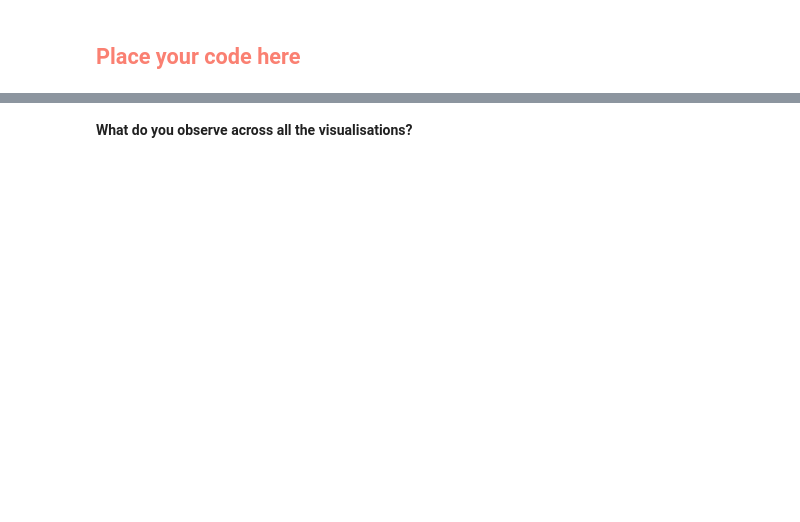
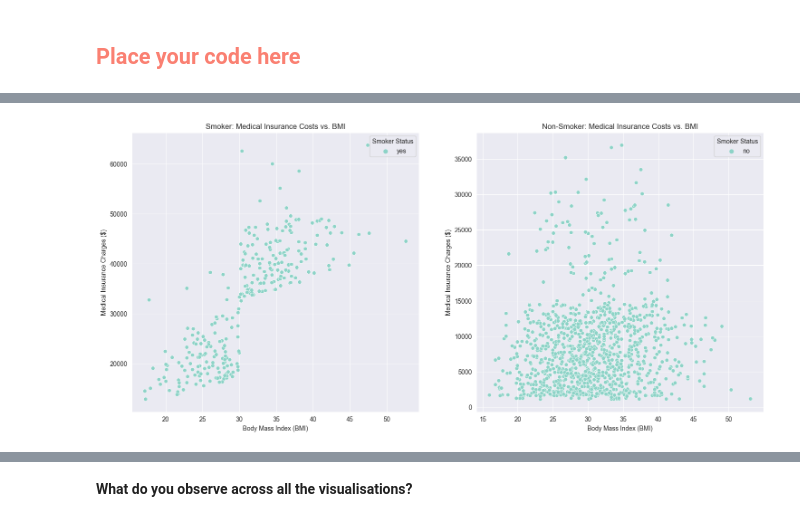
Before and after one commit to christinedbaxter/sb_CaseStudy_FamInsureCo, a Jupyter notebook: FamInsureCo_OLS_Case_Study.ipynb, the cells around one changed output, grey strips where cells are left out. Saved outputs shown, nothing was run; the diff lists cells and outputs as text; code cells hidden in the pictures; blank space fills up the shorter version.

```diff
--- a/FamInsureCo_OLS_Case_Study.ipynb
+++ b/FamInsureCo_OLS_Case_Study.ipynb
@@ -188,0 +233,29 @@ B) Where the `Smoker Status = yes`, create a Scatter Plot color coded by Smoker
+# %%
+# Creating conditions based on smoker status
+isSmoker = FamInsureCo_Data['smoker'] == 'yes'
+isNotsmoker = FamInsureCo_Data['smoker'] == 'no'
+
+# Subsetting the data based on conditions
+Smokers = FamInsureCo_Data[isSmoker]
+NonSmokers = FamInsureCo_Data[isNotsmoker]
+
+# Creating scatter plots
+fig, axes = plt.subplots(1, 2, figsize=(18, 8))
+
+# Create Scatter Plot for Smokers
+sns.scatterplot(ax=axes[0], data=Smokers, x='bmi', y='medical_insurance_charges', hue='smoker')
+axes[0].set_title('Smoker: Medical Insurance Costs vs. BMI')
+axes[0].set_xlabel('Body Mass Index (BMI)')
+axes[0].set_ylabel('Medical Insurance Charges ($)')
+axes[0].legend(title='Smoker Status')
+
+# Create Scatter Plot for Non-Smokers
+sns.scatterplot(ax=axes[1], data=NonSmokers, x='bmi', y='medical_insurance_charges', hue='smoker')
+axes[1].set_title('Non-Smoker: Medical Insurance Costs vs. BMI')
+axes[1].set_xlabel('Body Mass Index (BMI)')
+axes[1].set_ylabel('Medical Insurance Charges ($)')
+axes[1].legend(title='Smoker Status')
+
+plt.show()
+# %% [output]
+[figure, added]
```
Also changed, not shown: parts of 28 cells of this notebook.
